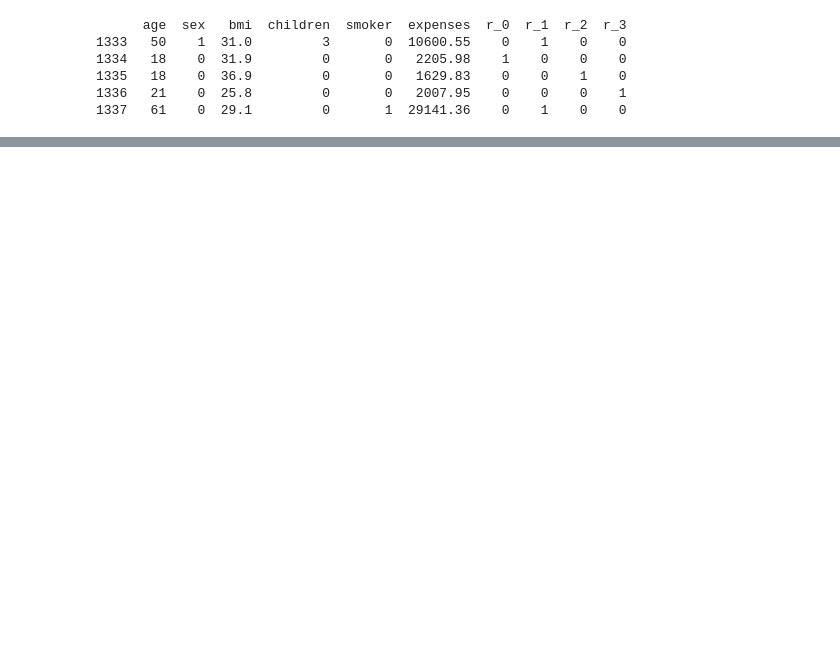
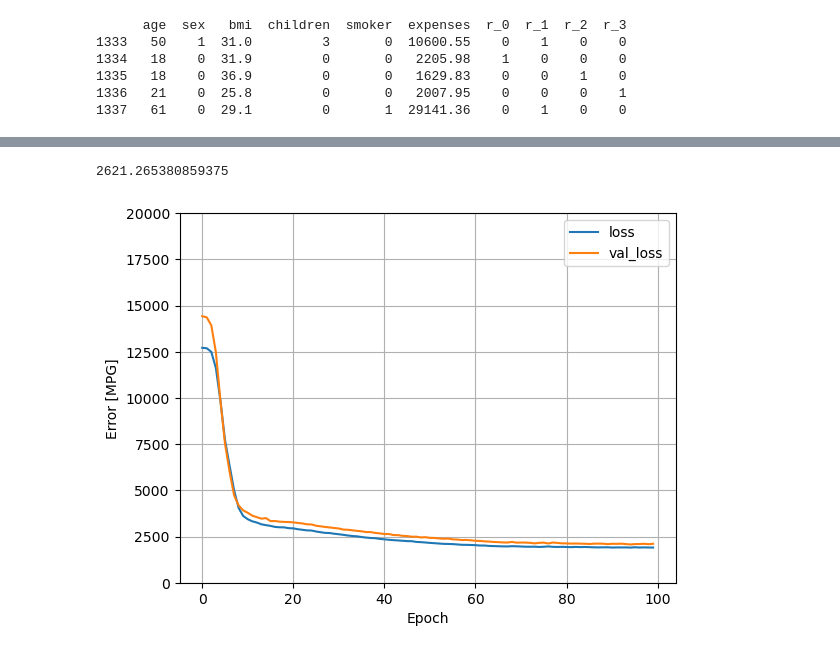
Before and after one commit to gdc-fcc/ols-health, a Jupyter notebook: nn.ipynb, the cells around one changed output, grey strips where cells are left out. Cells and saved outputs as stored; diff of their text form; code cells hidden in the pictures; blank space fills up the shorter version.

```diff
--- a/nn.ipynb
+++ b/nn.ipynb
@@ -33,0 +131,17 @@ print(dataset.tail())
+# %%
+def build_and_compile_model(norm):
+  model = keras.Sequential([
+      norm,
+      layers.Dense(7, activation='relu'),
+      layers.Dense(7, activation='relu'),
+      layers.Dense(7, activation='relu'),
+      layers.Dense(1)
+  ])
+
+  model.compile(loss='mean_absolute_error',
+                optimizer=tf.keras.optimizers.Adam(0.01).
+                metrics=['accuracy', 'mean squared error'])
+  return model
+
+dnn_model = build_and_compile_model(normalizer)
+dnn_model.summary()
@@ -33,0 +169,10 @@ print(dataset.tail())
+# %%
+history = dnn_model.fit(
+    train_features,
+    train_labels,
+    validation_split=0.2,
+    verbose=0, epochs=100)
+# %%
+plot_loss(history)
+dnn_model.evaluate(test_features, test_labels)
+# %% [output]
@@ -33,0 +180,2 @@ print(dataset.tail())
+2621.265380859375
+[figure, added]
```
Also changed, not shown: parts of 12 cells of this notebook.
